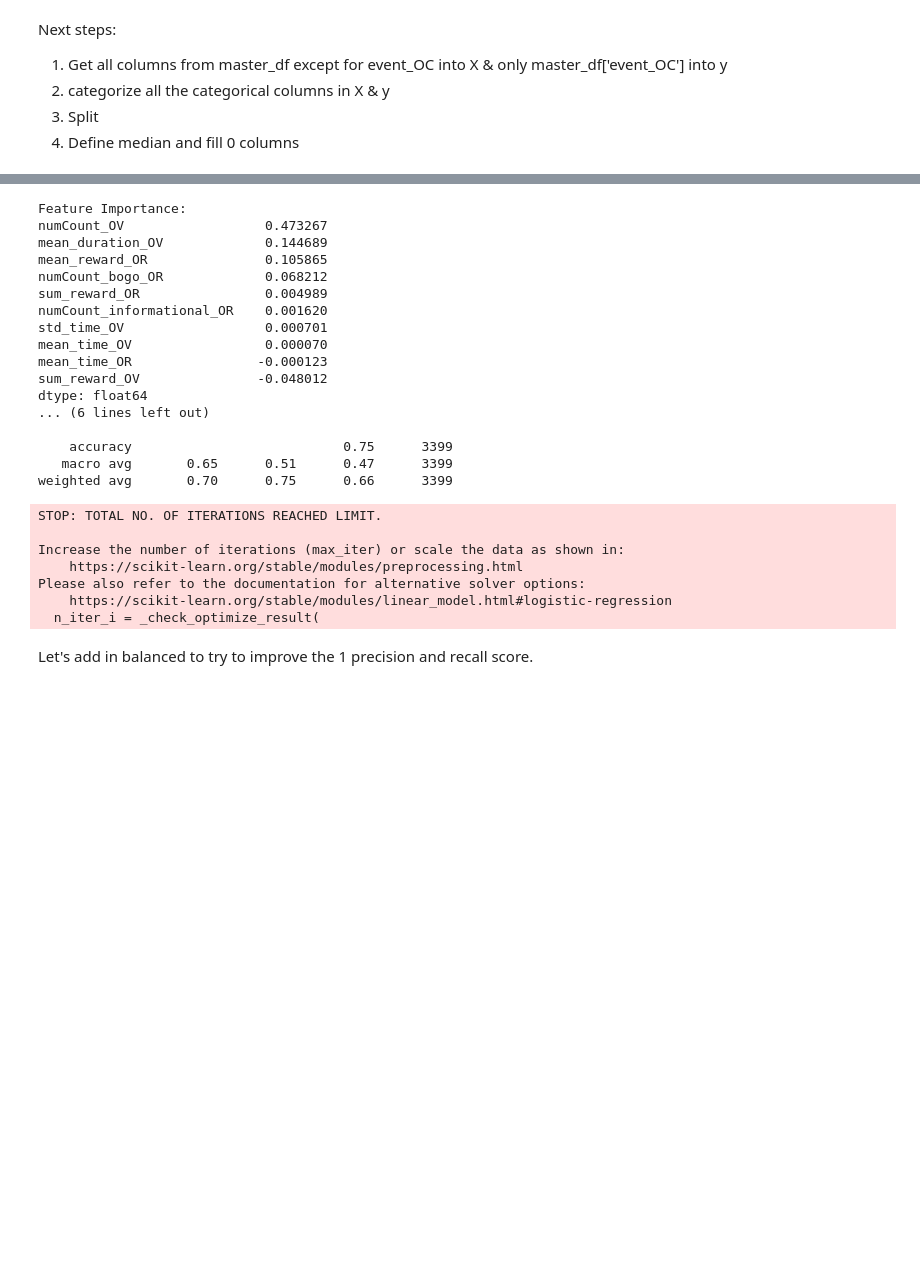
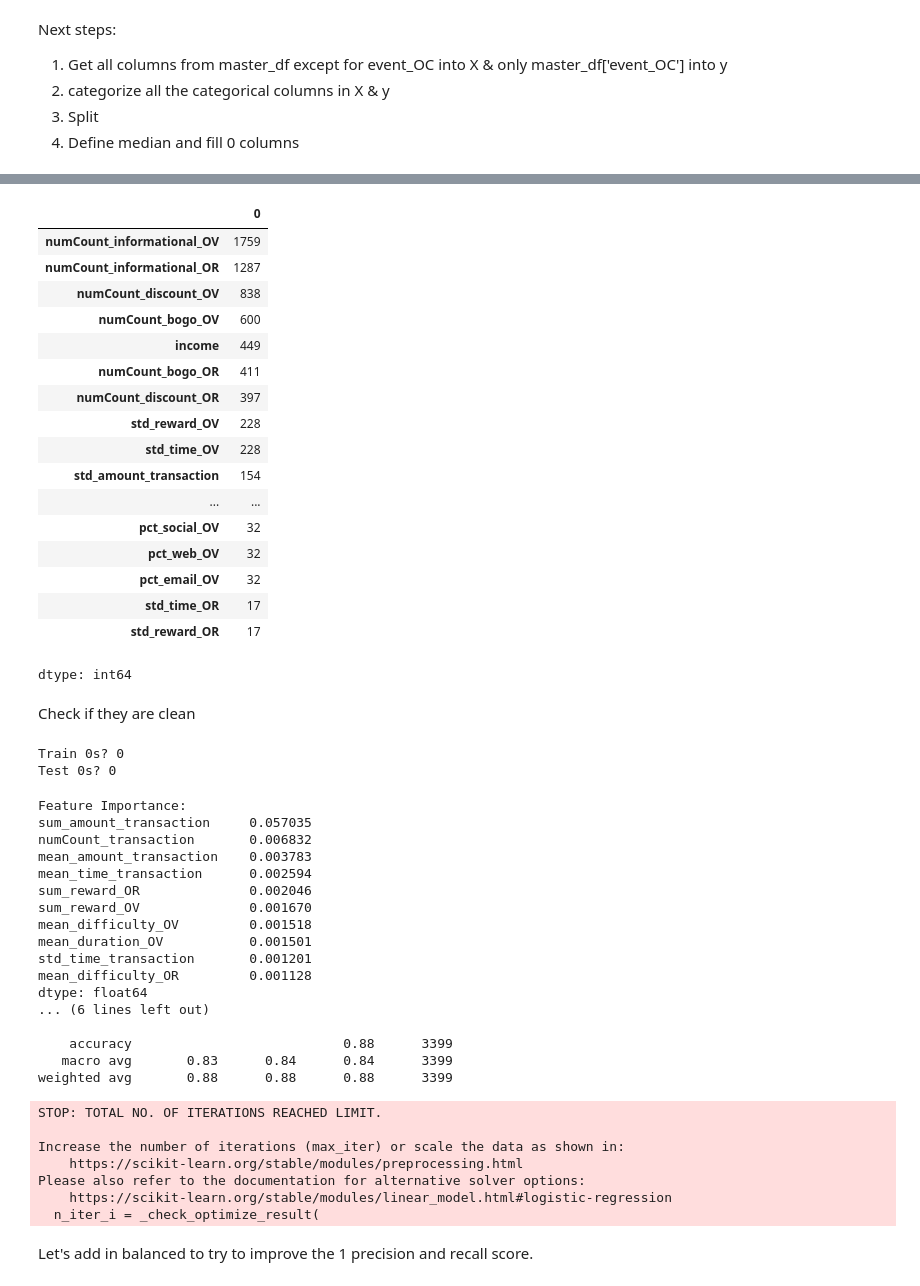
Before and after one commit to kiah-ucsd/DSE200, a Jupyter notebook: Mini_Project_2.ipynb, the cells around one changed output, grey strips where cells are left out. Drawn from its saved outputs; the diff is of its cells as text; code cells hidden in the pictures; blank space fills up the shorter version.

```diff
--- a/Mini_Project_2.ipynb
+++ b/Mini_Project_2.ipynb
@@ -775 +811,24 @@ Next Steps:
+# %%
+# find the columns with nans
+# for x test
+X_test.isna().sum()[X_test.isna().sum() > 0].sort_values(ascending=False)
+# %% [output]
+|  | 0 |
+| numCount_informational_OV | 1759 |
+| numCount_informational_OR | 1287 |
+| numCount_discount_OV | 838 |
+| numCount_bogo_OV | 600 |
+| income | 449 |
+| numCount_bogo_OR | 411 |
+| numCount_discount_OR | 397 |
+| std_reward_OV | 228 |
+| std_time_OV | 228 |
+| std_amount_transaction | 154 |
+| ... | ... |
+| pct_social_OV | 32 |
+| pct_web_OV | 32 |
+| pct_email_OV | 32 |
+| std_time_OR | 17 |
+| std_reward_OR | 17 |
+dtype: int64
 # %%
@@ -795,8 +856,16 @@ for col in cols_median_fill:
+# %% [markdown]
+Check if they are clean
+# %%
+print('Train 0s?', X_train_clean.isna().sum().sum())
+print('Test 0s?', X_test_clean.isna().sum().sum())
+# %% [output]
+Train 0s? 0
+Test 0s? 0
 # %%
 from sklearn.linear_model import LogisticRegression
 from sklearn.metrics import classification_report
 model = LogisticRegression(max_iter=1000)
-model.fit(X_train, y_train)
+model.fit(X_train_clean, y_train)
 
 print("Feature Importance:")
 importance = pd.Series(model.coef_[0], index=X.columns).sort_values(ascending=False)
@@ -806,22 +875,22 @@ print("\nTest Performance:")
 print(classification_report(y_test, model.predict(X_test_clean)))
 # %% [output]
 Feature Importance:
-numCount_OV                  0.473267
-mean_duration_OV             0.144689
-mean_reward_OR               0.105865
-numCount_bogo_OR             0.068212
-sum_reward_OR                0.004989
-numCount_informational_OR    0.001620
-std_time_OV                  0.000701
-mean_time_OV                 0.000070
-mean_time_OR                -0.000123
-sum_reward_OV               -0.048012
+sum_amount_transaction     0.057035
+numCount_transaction       0.006832
+mean_amount_transaction    0.003783
+mean_time_transaction      0.002594
+sum_reward_OR              0.002046
+sum_reward_OV              0.001670
+mean_difficulty_OV         0.001518
+mean_duration_OV           0.001501
+std_time_transaction       0.001201
+mean_difficulty_OR         0.001128
 dtype: float64
 ... (6 lines left out)
 
-    accuracy                           0.75      3399
-   macro avg       0.65      0.51      0.47      3399
-weighted avg       0.70      0.75      0.66      3399
+    accuracy                           0.88      3399
+   macro avg       0.83      0.84      0.84      3399
+weighted avg       0.88      0.88      0.88      3399
 STOP: TOTAL NO. OF ITERATIONS REACHED LIMIT.
 
 Increase the number of iterations (max_iter) or scale the data as shown in:
```
Also changed, not shown: parts of 9 cells of this notebook.
